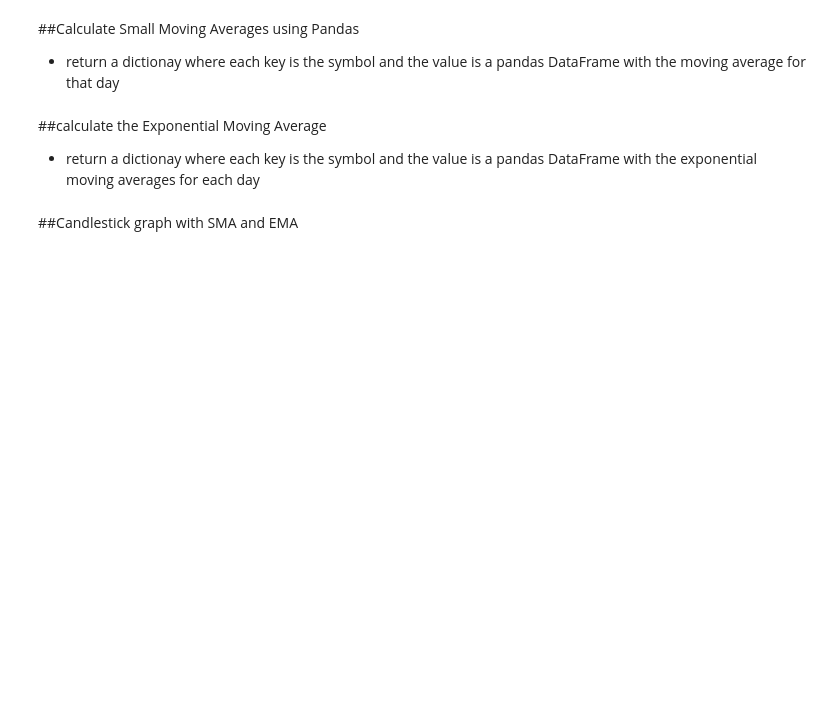
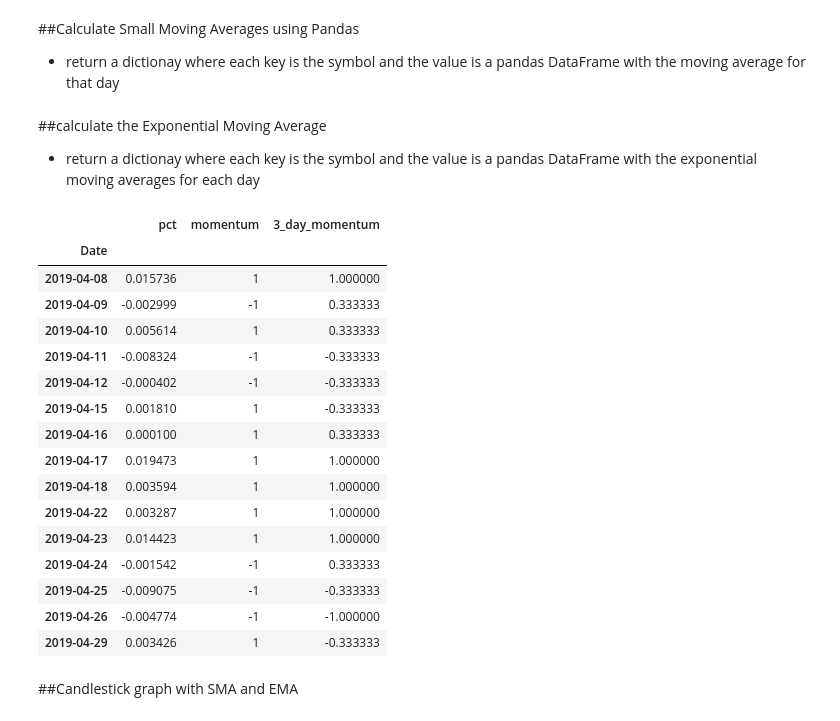
Before and after one commit to nicknovoa03/Stock-trader, a Jupyter notebook: analysis.ipynb, the cells around one changed output. Saved outputs shown, nothing was run; the diff lists cells and outputs as text; code cells hidden in the pictures; blank space fills up the shorter version.

Commit message:
Added momentum

```diff
--- a/analysis.ipynb
+++ b/analysis.ipynb
@@ -93,6 +93,46 @@ ema20 = calcEMA(20)
 ema50 = calcEMA(50)
 
 ema100 = calcEMA(100)
+# %%
+def getmom(period=3):
+  #temp dictionary to return
+  temp = {}
+  title = str(period)+'_day_momentum'
+  #each symbol and corresponding dataframe
+  for sym,val in dfdic.items():
+    df = pd.DataFrame()
+    #calculate percent change between current and prior element
+    df['pct'] = val.loc[:,'Close'].copy().pct_change()
+    #if the pct is > 0, 1 else -1, which is momentum
+    df['momentum'] = np.where(df['pct'] > 0, 1,-1)
+    #make the rows the date
+    df[title] = df.momentum.rolling(period).mean()
+    df.index = val.Date
+    temp[sym] = df
+
+  return temp
+
+momentum = getmom()
+# %%
+momentum['AAPL'].tail(15)
+# %% [output]
+|  | pct | momentum | 3_day_momentum |
+| Date |  |  |  |
+| 2019-04-08 | 0.015736 | 1 | 1.000000 |
+| 2019-04-09 | -0.002999 | -1 | 0.333333 |
+| 2019-04-10 | 0.005614 | 1 | 0.333333 |
+| 2019-04-11 | -0.008324 | -1 | -0.333333 |
+| 2019-04-12 | -0.000402 | -1 | -0.333333 |
+| 2019-04-15 | 0.001810 | 1 | -0.333333 |
+| 2019-04-16 | 0.000100 | 1 | 0.333333 |
+| 2019-04-17 | 0.019473 | 1 | 1.000000 |
+| 2019-04-18 | 0.003594 | 1 | 1.000000 |
+| 2019-04-22 | 0.003287 | 1 | 1.000000 |
+| 2019-04-23 | 0.014423 | 1 | 1.000000 |
+| 2019-04-24 | -0.001542 | -1 | 0.333333 |
+| 2019-04-25 | -0.009075 | -1 | -0.333333 |
+| 2019-04-26 | -0.004774 | -1 | -1.000000 |
+| 2019-04-29 | 0.003426 | 1 | -0.333333 |
 # %% [markdown]
 ##Candlestick graph with SMA and EMA
 # %%
```
Also changed, not shown: parts of 3 cells of this notebook.
